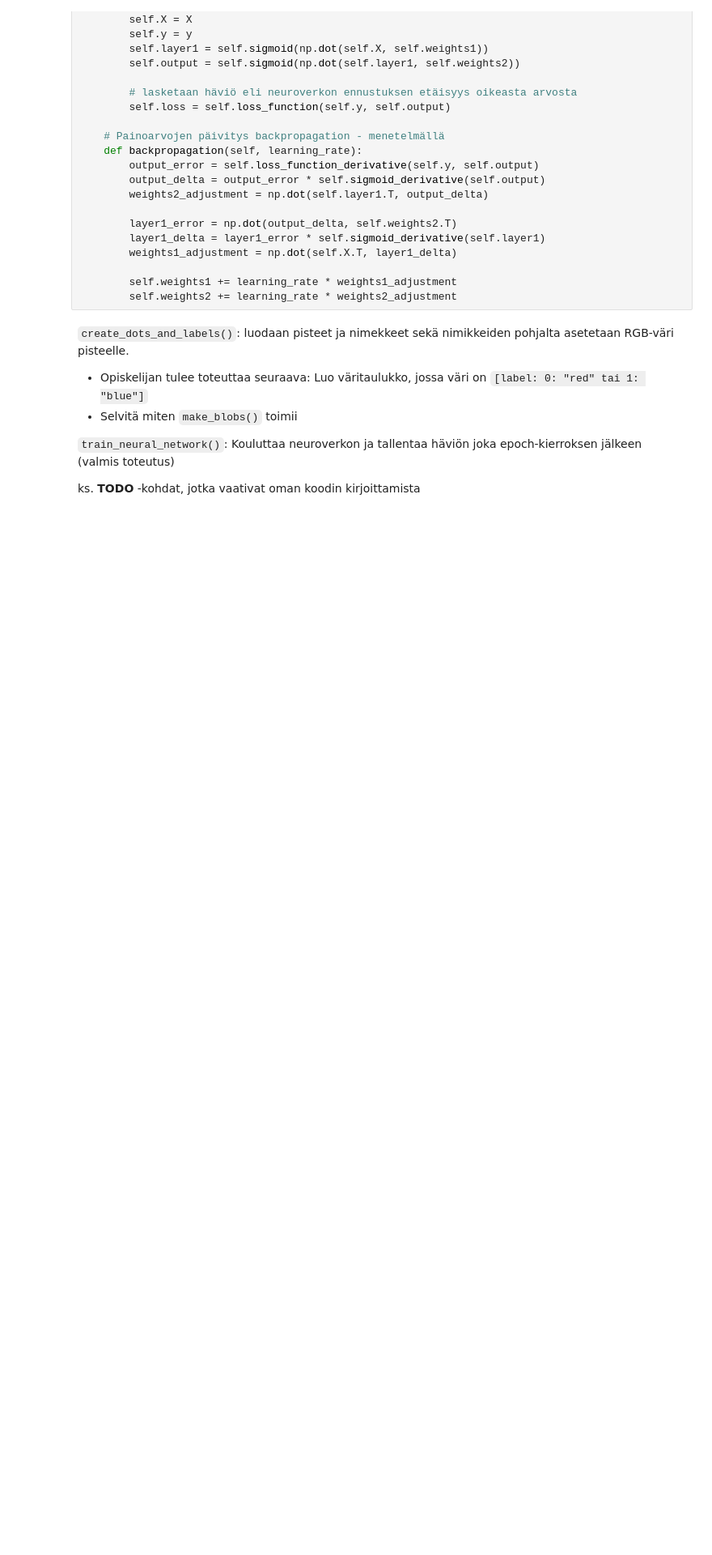
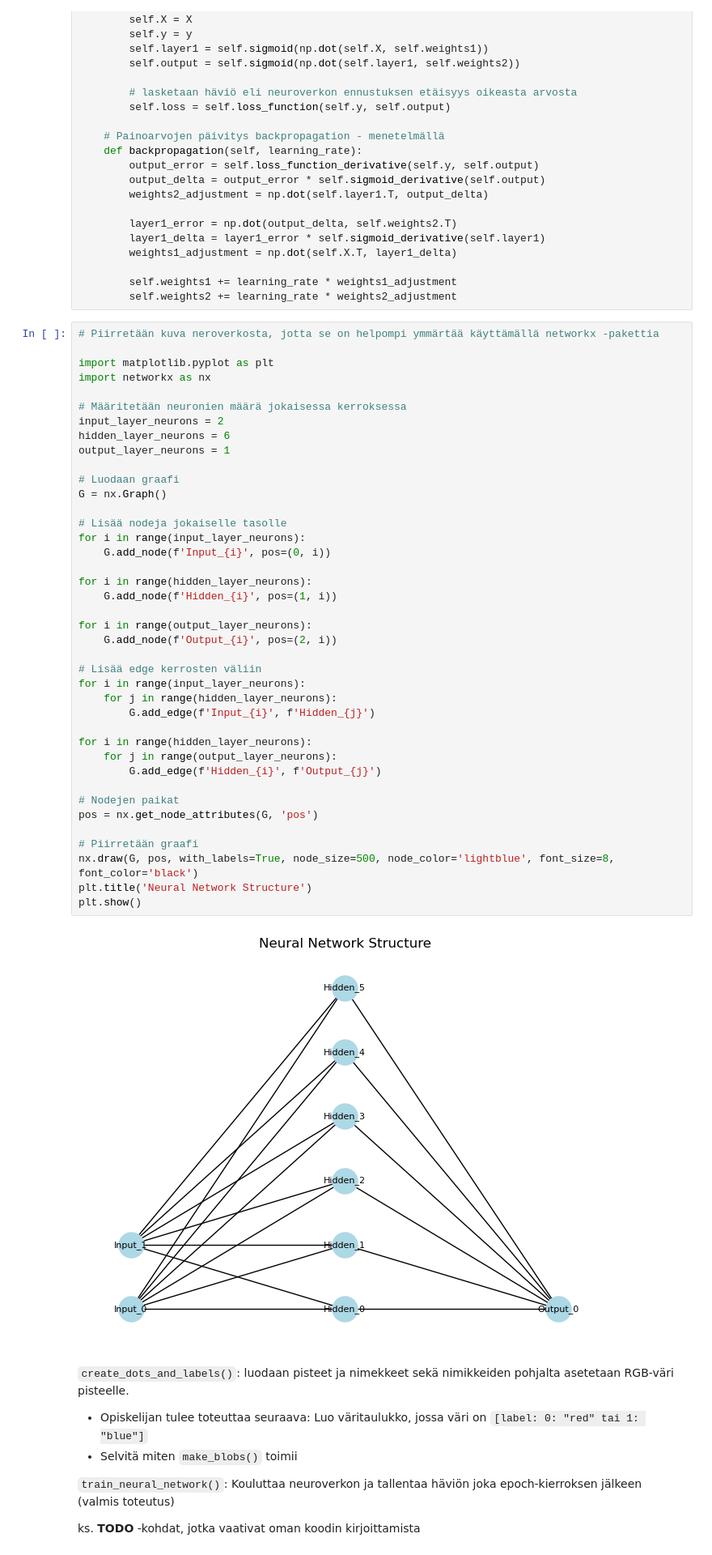
Before and after one commit to iinai/deep-learning, a Jupyter notebook: osa_2/osa2_tehtavat.ipynb, the cells around one changed output. Shown at 81% size. Drawn from its saved outputs; the diff is of its cells as text; blank space fills up the shorter version.

```diff
--- a/osa_2/osa2_tehtavat.ipynb
+++ b/osa_2/osa2_tehtavat.ipynb
@@ -91,6 +81,48 @@ class NeuralNetwork:
 
         self.weights1 += learning_rate * weights1_adjustment
         self.weights2 += learning_rate * weights2_adjustment
+# %%
+# Piirretään kuva neroverkosta, jotta se on helpompi ymmärtää käyttämällä networkx -pakettia
+
+import matplotlib.pyplot as plt
+import networkx as nx
+
+# Määritetään neuronien määrä jokaisessa kerroksessa
+input_layer_neurons = 2
+hidden_layer_neurons = 6
+output_layer_neurons = 1
+
+# Luodaan graafi
+G = nx.Graph()
+
+# Lisää nodeja jokaiselle tasolle
+for i in range(input_layer_neurons):
+    G.add_node(f'Input_{i}', pos=(0, i))
+
+for i in range(hidden_layer_neurons):
+    G.add_node(f'Hidden_{i}', pos=(1, i))
+
+for i in range(output_layer_neurons):
+    G.add_node(f'Output_{i}', pos=(2, i))
+
+# Lisää edge kerrosten väliin
+for i in range(input_layer_neurons):
+    for j in range(hidden_layer_neurons):
+        G.add_edge(f'Input_{i}', f'Hidden_{j}')
+
+for i in range(hidden_layer_neurons):
+    for j in range(output_layer_neurons):
+        G.add_edge(f'Hidden_{i}', f'Output_{j}')
+
+# Nodejen paikat
+pos = nx.get_node_attributes(G, 'pos')
+
+# Piirretään graafi
+nx.draw(G, pos, with_labels=True, node_size=500, node_color='lightblue', font_size=8, font_color='black')
+plt.title('Neural Network Structure')
+plt.show()
+# %% [output]
+[figure, added]
 # %% [markdown]
  `create_dots_and_labels()`: luodaan pisteet ja nimekkeet sekä nimikkeiden pohjalta asetetaan RGB-väri pisteelle.
  * Opiskelijan tulee toteuttaa seuraava: Luo väritaulukko, jossa väri on `[label: 0: "red" tai 1: "blue"]`
```
Also changed, not shown: parts of 16 cells of this notebook, 6 other files.
